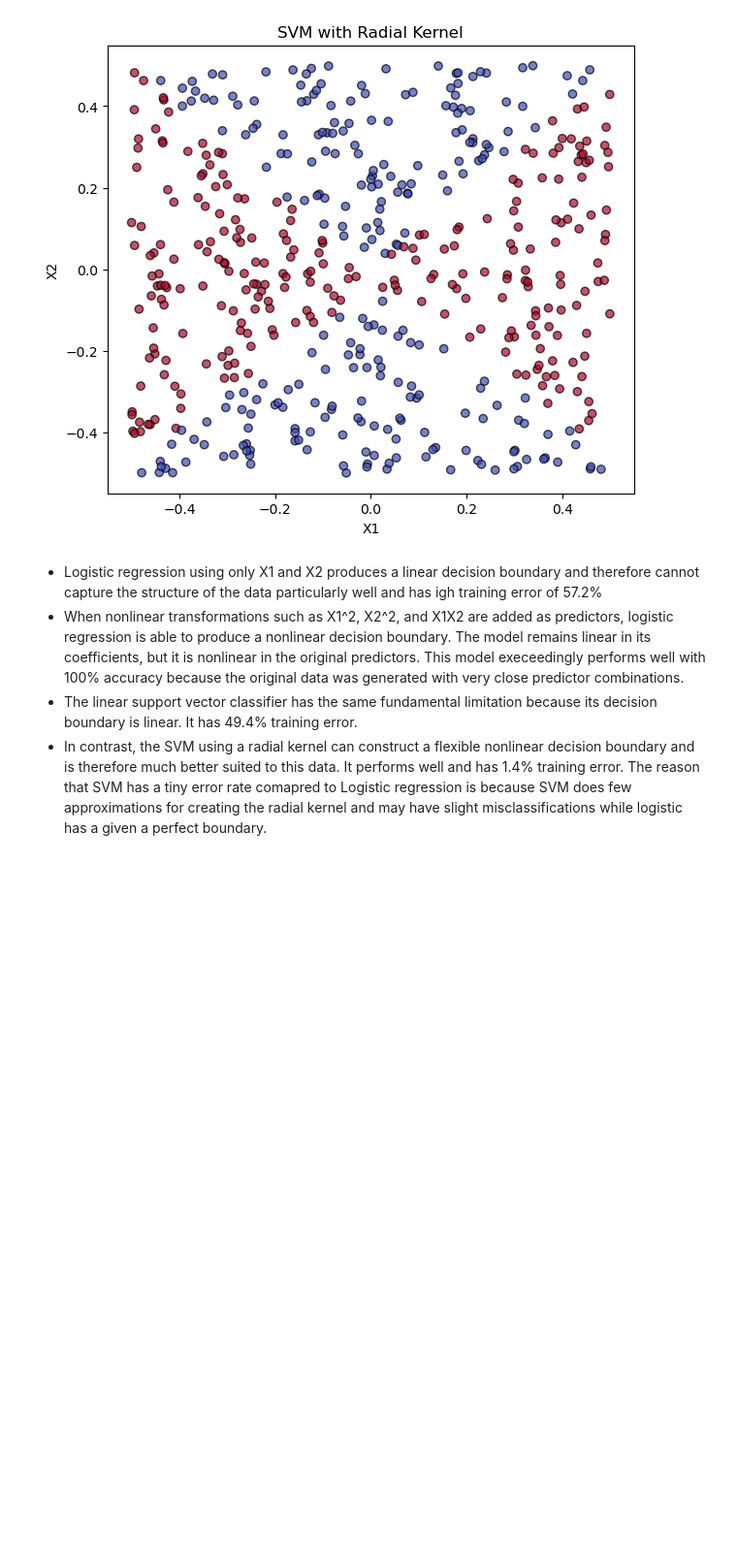
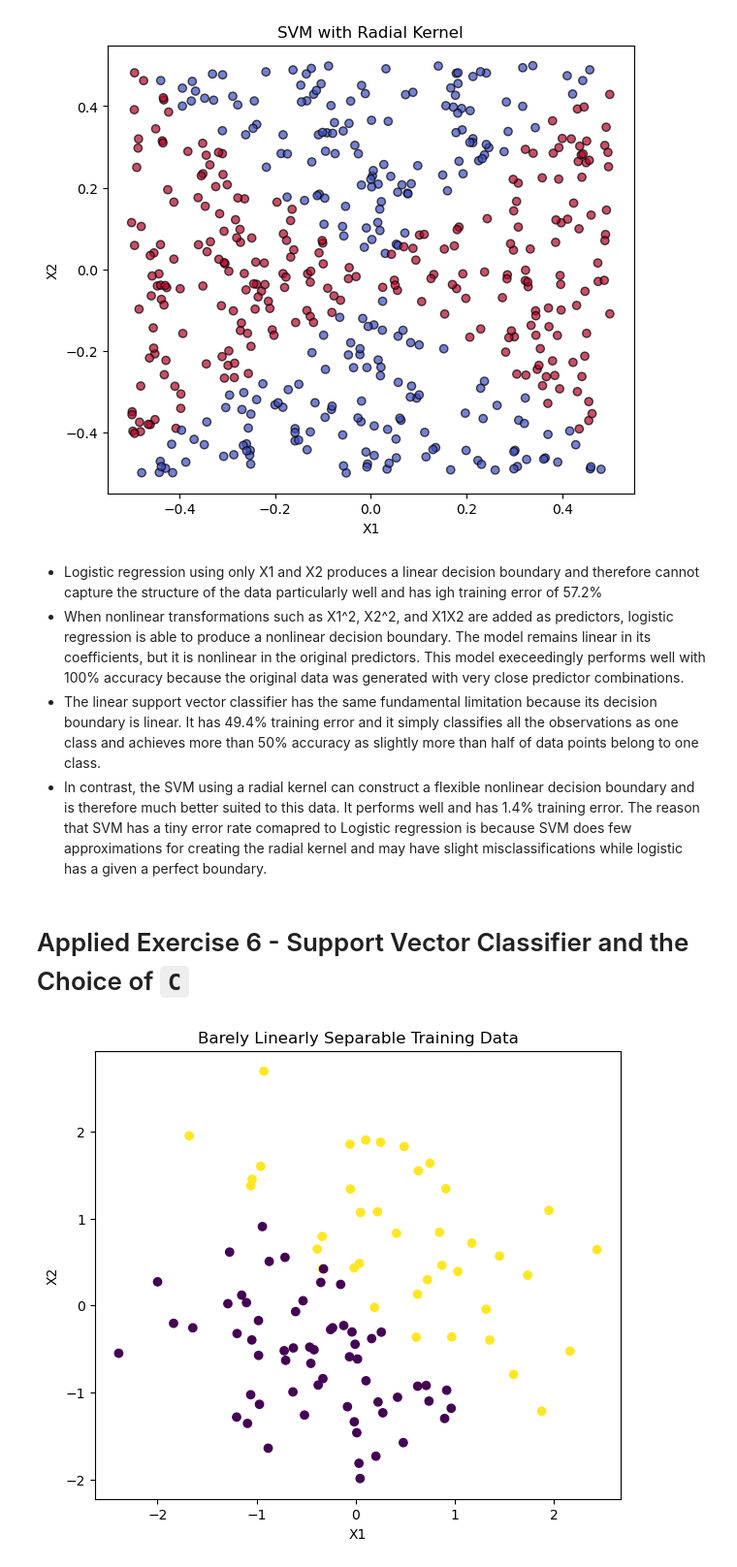
Before and after one commit to sumukha-r/isl-python-solutions, a Jupyter notebook: Chapter09-Support-Vector-Machines/Chapter09-Support-Vector-Machines.ipynb, the cells around one changed output. Shown at 97% size. Cells and saved outputs as stored; diff of their text form; code cells hidden in the pictures; blank space fills up the shorter version.

Commit message:
Applied Exercise 6 Chapter 9

```diff
--- a/Chapter09-Support-Vector-Machines/Chapter09-Support-Vector-Machines.ipynb
+++ b/Chapter09-Support-Vector-Machines/Chapter09-Support-Vector-Machines.ipynb
@@ -207,5 +208,27 @@ plt.show()
 # %% [markdown]
 - Logistic regression using only X1 and X2 produces a linear decision boundary and therefore cannot capture the structure of the data particularly well and has igh training error of 57.2%
 - When nonlinear transformations such as X1^2, X2^2, and X1X2 are added as predictors, logistic regression is able to produce a nonlinear decision boundary. The model remains linear in its coefficients, but it is nonlinear in the original predictors. This model execeedingly performs well with 100% accuracy because the original data was generated with very close predictor combinations.
-- The linear support vector classifier has the same fundamental limitation because its decision boundary is linear. It has 49.4% training error.
+- The linear support vector classifier has the same fundamental limitation because its decision boundary is linear. It has 49.4% training error and it simply classifies all the observations as one class and achieves more than 50% accuracy as slightly more than half of data points belong to one class.
 - In contrast, the SVM using a radial kernel can construct a flexible nonlinear decision boundary and is therefore much better suited to this data. It performs well and has 1.4% training error. The reason that SVM has a tiny error rate comapred to Logistic regression is because SVM does few approximations for creating the radial kernel and may have slight misclassifications while logistic has a given a perfect boundary.
+# %% [markdown]
+# Applied Exercise 6 - Support Vector Classifier and the Choice of `C`
+# %%
+rng = np.random.default_rng(5)
+n_train = 100
+n_test = 1000
+
+X_train = rng.normal(size=(n_train, 2))
+y_train = (X_train[:, 0] + X_train[:, 1] > 0.15).astype(int)
+X_train[:4] += rng.normal(scale=0.15, size=(4, 2))
+
+X_test = rng.normal(size=(n_test, 2))
+y_test = (X_test[:, 0] + X_test[:, 1] > 0.15).astype(int)
+
+plt.figure(figsize=(7, 6))
+plt.scatter(X_train[:, 0], X_train[:, 1], c=y_train)
+plt.xlabel("X1")
+plt.ylabel("X2")
+plt.title("Barely Linearly Separable Training Data")
+plt.show()
+# %% [output]
+[figure, added]
```
Also changed, not shown: parts of 5 cells of this notebook, 1 other file.
